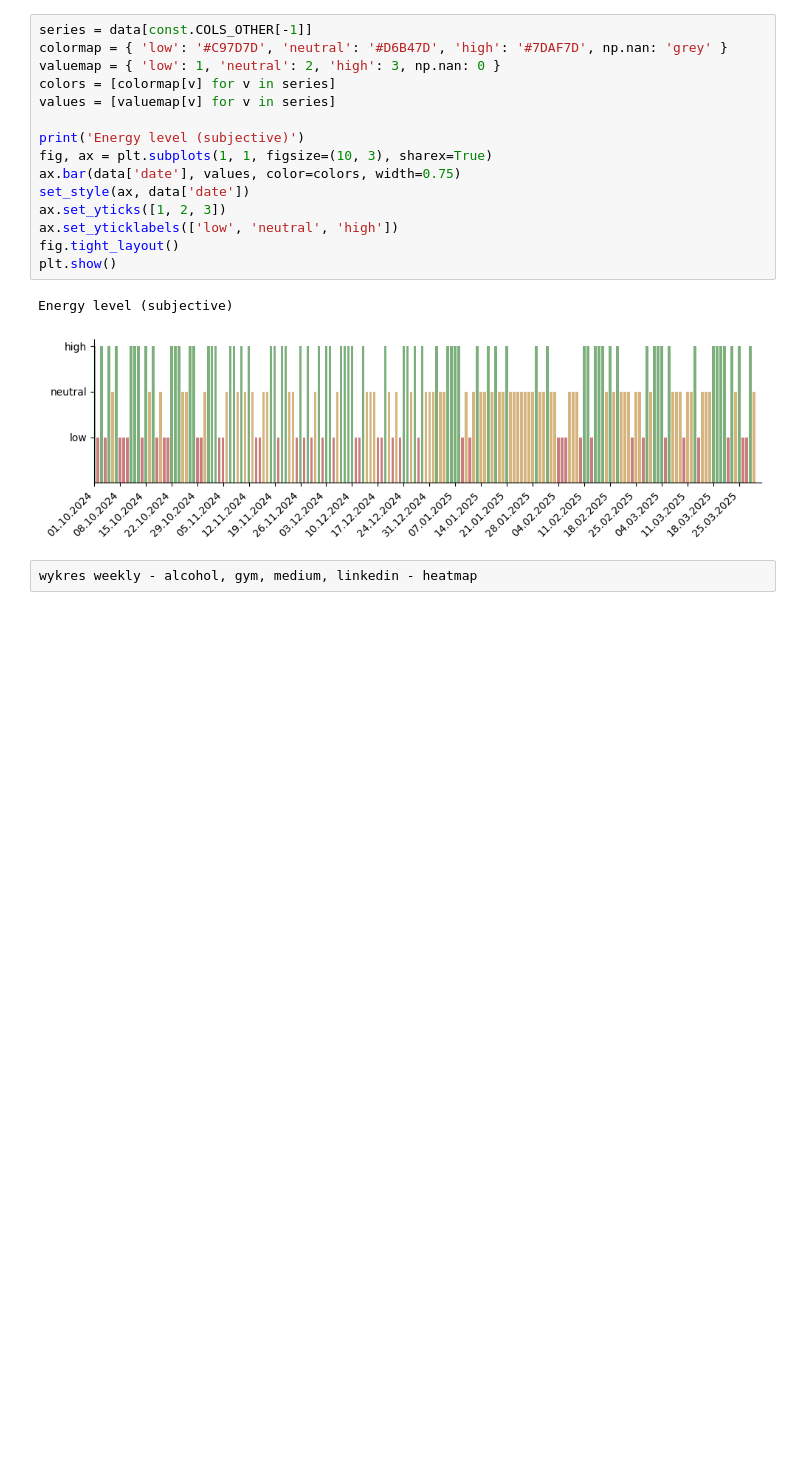
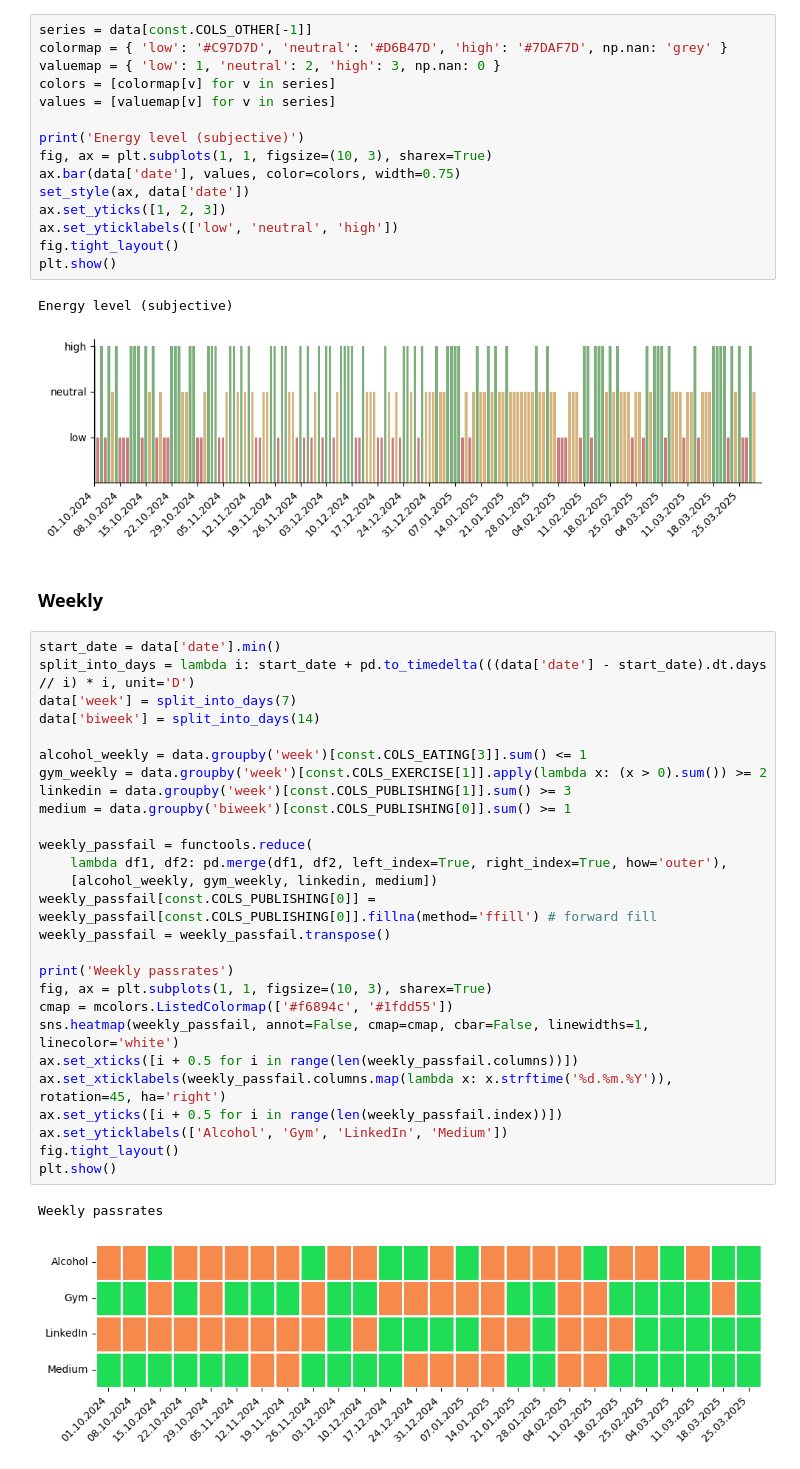
Before and after one commit to KamilMatejuk/Articles, a Jupyter notebook: Other/The Winter Arc - exploratory data analysis/passrate.ipynb, the cells around one changed output. Drawn from its saved outputs; the diff is of its cells as text; blank space fills up the shorter version.

Commit message:
weekly summary graph

```diff
--- a/Other/The Winter Arc - exploratory data analysis/passrate.ipynb
+++ b/Other/The Winter Arc - exploratory data analysis/passrate.ipynb
@@ -187,5 +190,35 @@ plt.show()
 # %% [output]
 Energy level (subjective)
 [figure]
-# %%
-wykres weekly - alcohol, gym, medium, linkedin - heatmap
+# %% [markdown]
+### Weekly
+# %%
+start_date = data['date'].min()
+split_into_days = lambda i: start_date + pd.to_timedelta(((data['date'] - start_date).dt.days // i) * i, unit='D')
+data['week'] = split_into_days(7)
+data['biweek'] = split_into_days(14)
+
+alcohol_weekly = data.groupby('week')[const.COLS_EATING[3]].sum() <= 1
+gym_weekly = data.groupby('week')[const.COLS_EXERCISE[1]].apply(lambda x: (x > 0).sum()) >= 2
+linkedin = data.groupby('week')[const.COLS_PUBLISHING[1]].sum() >= 3
+medium = data.groupby('biweek')[const.COLS_PUBLISHING[0]].sum() >= 1
+
+weekly_passfail = functools.reduce(
+    lambda df1, df2: pd.merge(df1, df2, left_index=True, right_index=True, how='outer'),
+    [alcohol_weekly, gym_weekly, linkedin, medium])
+weekly_passfail[const.COLS_PUBLISHING[0]] = weekly_passfail[const.COLS_PUBLISHING[0]].fillna(method='ffill') # forward fill
+weekly_passfail = weekly_passfail.transpose()
+
+print('Weekly passrates')
+fig, ax = plt.subplots(1, 1, figsize=(10, 3), sharex=True)
+cmap = mcolors.ListedColormap(['#f6894c', '#1fdd55'])
+sns.heatmap(weekly_passfail, annot=False, cmap=cmap, cbar=False, linewidths=1, linecolor='white')
+ax.set_xticks([i + 0.5 for i in range(len(weekly_passfail.columns))])
+ax.set_xticklabels(weekly_passfail.columns.map(lambda x: x.strftime('%d.%m.%Y')), rotation=45, ha='right')
+ax.set_yticks([i + 0.5 for i in range(len(weekly_passfail.index))])
+ax.set_yticklabels(['Alcohol', 'Gym', 'LinkedIn', 'Medium'])
+fig.tight_layout()
+plt.show()
+# %% [output]
+Weekly passrates
+[figure, added]
```
Also changed, not shown: parts of 3 cells of this notebook.
